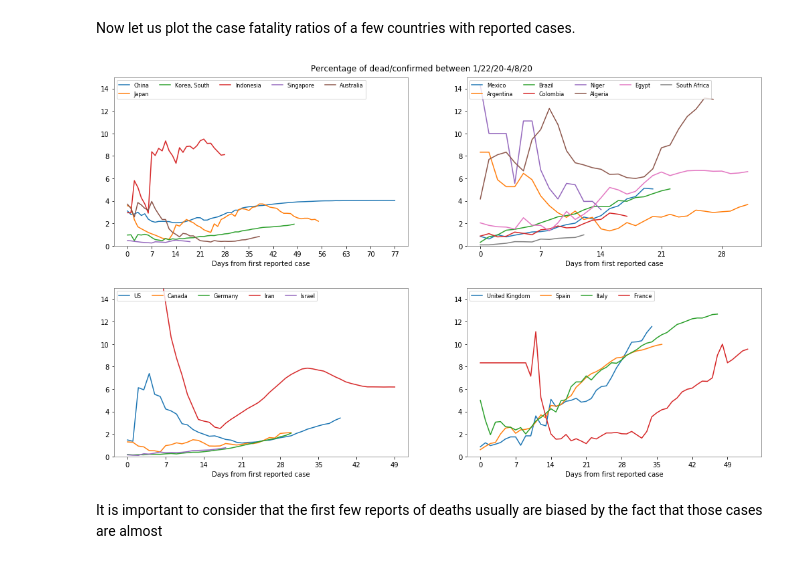
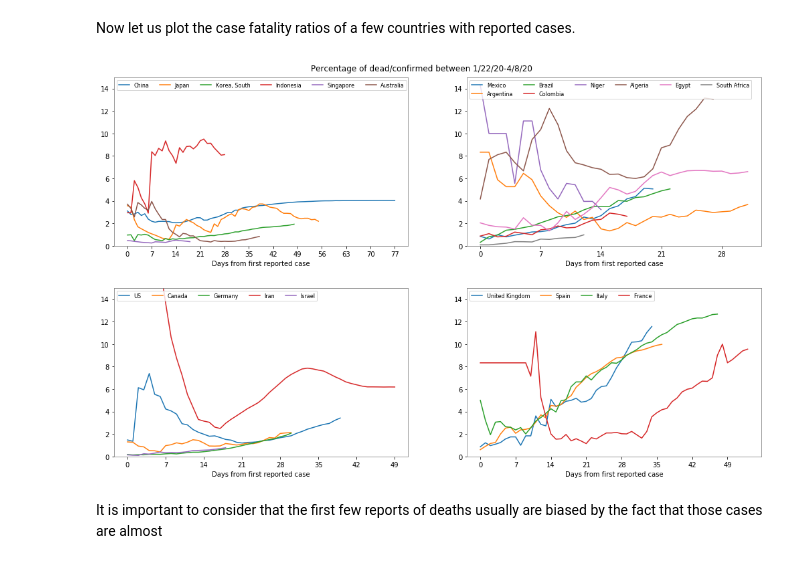
Before and after one commit to scab-unam/dam_COVID-19, a Jupyter notebook: COVID-19_cfr_Jan-April_2020.ipynb, the cells around one changed output. Drawn from its saved outputs; the diff is of its cells as text; code cells hidden in the pictures.

```diff
--- a/COVID-19_cfr_Jan-April_2020.ipynb
+++ b/COVID-19_cfr_Jan-April_2020.ipynb
@@ -192,7 +192,7 @@ def plotCasesDeathsTS(casesTS,deathsTS,regions,countries, convFactor=1000):
     gr.ion(); gr.draw(); gr.show()
     return figu
 # %%
-figu=plotCasesDeathsTS(casesTS=totCases,deathsTS=totDeaths,regions=regions,countries=countries)
+figu=plotCasesDeathsTS(casesTS=totCases,deathsTS=totDeaths,regions=regions,countries=countries, convFactor=1000)
 if 0:
     strCasesDeaths='tsam_COVID19_cases-deaths_JHU.png'
     figu.savefig('./'+strCasesDeaths)
@@ -210,7 +210,7 @@ cfr= correctedArrayRatio(totDeaths,totCases)
 Search regions to illustrate the case-fatality ratios
 # %%
 #
-def plotCFRTS(cfr,dates,regions,countries, convFactor=1000, move2start=1):
+def plotCFRTS(cfr,dates,regions,countries,  move2start=1):
     cfr=100*cfr
     ii = getIndsRegions(countries, regions)
     figu = gr.figure(figsize=(15,9))
@@ -238,21 +238,21 @@ def plotCFRTS(cfr,dates,regions,countries, convFactor=1000, move2start=1):
                     label.set_fontsize(8)
         #ax[n].set_xlim(ximin,len(dates))
         ax[n].set_ylim(0,15);
-        ax[n].legend(ncol=5,loc='upper left',fontsize=8)
+        ax[n].legend(ncol=6,loc='upper left',fontsize=8)
     figu.subplots_adjust(left=0.075,bottom=0.075,right=0.97,top=0.95,wspace=0.2,hspace=0.25)
     gr.ion(); gr.draw(); gr.show()
     return figu
 # %% [markdown]
 Now let us plot the case fatality ratios of a few countries with reported cases.
 # %%
-figu=plotCFRTS(cfr,dates,regions,countries, convFactor=1000, move2start=1)
+figu=plotCFRTS(cfr,dates,regions,countries, move2start=1)
 strCFR='tsam_COVID19_cfr_JHU_fromFirstReport.png'
-saveCFRFigure=0
+saveCFRFigure=1
 if saveCFRFigure>0:
     strCFR='tsam_COVID19_cfr_JHU.png'
     figu.savefig('./'+strCFR)
 # %% [output]
-[figure, old version]
+[figure, new version]
 # %% [markdown]
 It is important to consider that the first few reports of deaths usually are biased by the fact that those cases are almost
 # %% [markdown]
```
Also changed, not shown: parts of 15 cells of this notebook, 5 other files.
